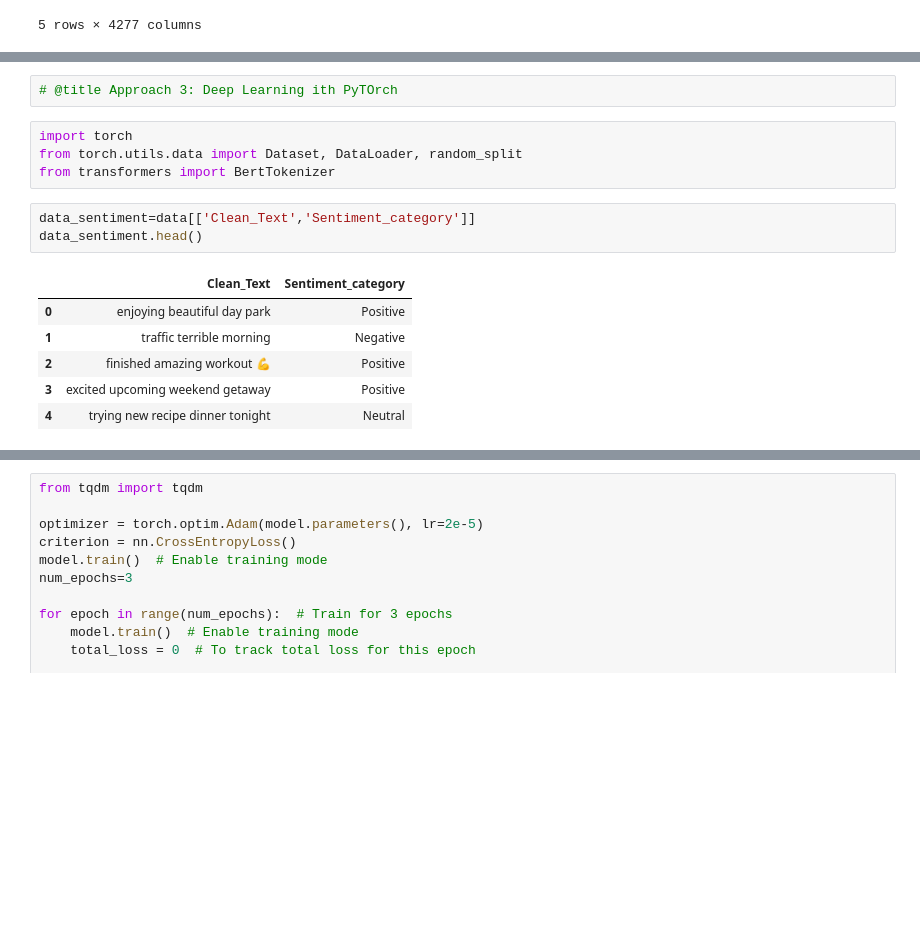
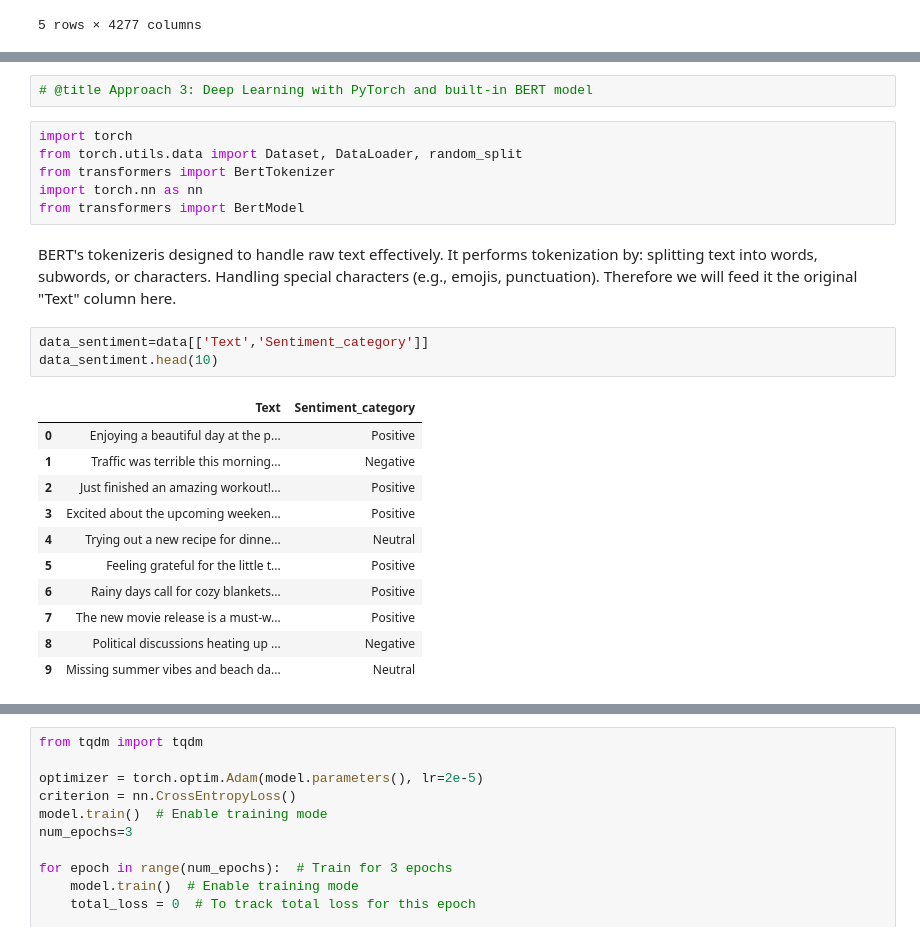
Before and after one commit to natoo77/SocialMediaSentiment, a Jupyter notebook: Social_media_sentiment_analysis.ipynb, the cells around one changed output, grey strips where cells are left out. Drawn from its saved outputs; the diff is of its cells as text; blank space fills up the shorter version.

```diff
--- a/Social_media_sentiment_analysis.ipynb
+++ b/Social_media_sentiment_analysis.ipynb
@@ -782,17 +620,27 @@ weighted avg       0.65      0.66      0.65       220
 # %%
-# @title Approach 3: Deep Learning ith PyTOrch
+# @title Approach 3: Deep Learning with PyTorch and built-in BERT model
 # %%
 import torch
 from torch.utils.data import Dataset, DataLoader, random_split
 from transformers import BertTokenizer
+import torch.nn as nn
+from transformers import BertModel
+# %% [markdown]
+BERT's tokenizeris designed to handle raw text effectively. It performs tokenization by: splitting text into words, subwords, or characters.
+Handling special characters (e.g., emojis, punctuation). Therefore we will feed it the original "Text" column here.
 # %%
-data_sentiment=data[['Clean_Text','Sentiment_category']]
-data_sentiment.head()
+data_sentiment=data[['Text','Sentiment_category']]
+data_sentiment.head(10)
 # %% [output]
-|  | Clean_Text | Sentiment_category |
-| 0 | enjoying beautiful day park | Positive |
-| 1 | traffic terrible morning | Negative |
-| 2 | finished amazing workout 💪 | Positive |
-| 3 | excited upcoming weekend getaway | Positive |
-| 4 | trying new recipe dinner tonight | Neutral |
+|  | Text | Sentiment_category |
+| 0 | Enjoying a beautiful day at the p... | Positive |
+| 1 | Traffic was terrible this morning... | Negative |
+| 2 | Just finished an amazing workout!... | Positive |
+| 3 | Excited about the upcoming weeken... | Positive |
+| 4 | Trying out a new recipe for dinne... | Neutral |
+| 5 | Feeling grateful for the little t... | Positive |
+| 6 | Rainy days call for cozy blankets... | Positive |
+| 7 | The new movie release is a must-w... | Positive |
+| 8 | Political discussions heating up ... | Negative |
+| 9 | Missing summer vibes and beach da... | Neutral |
 # %%
```
Also changed, not shown: parts of 62 cells of this notebook.
